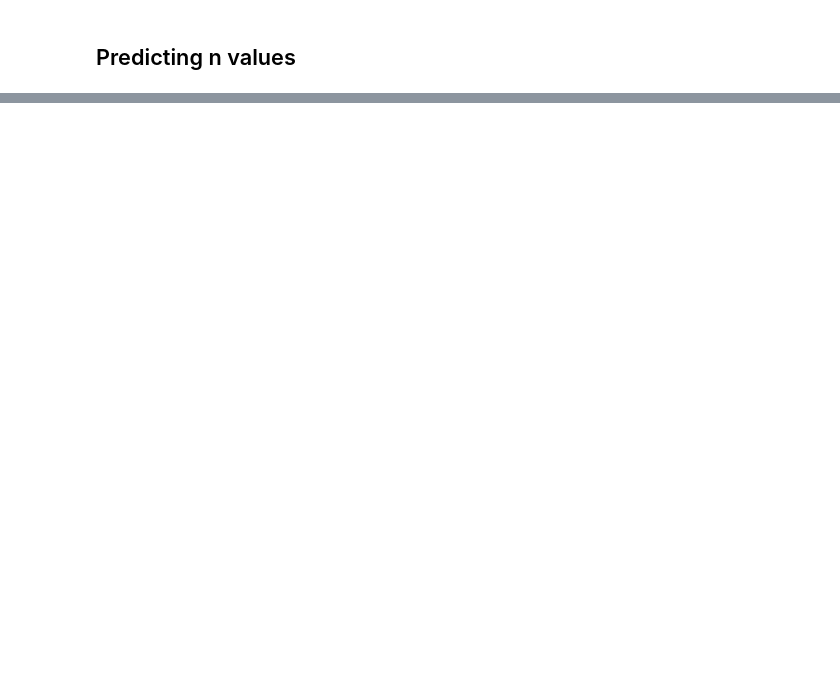
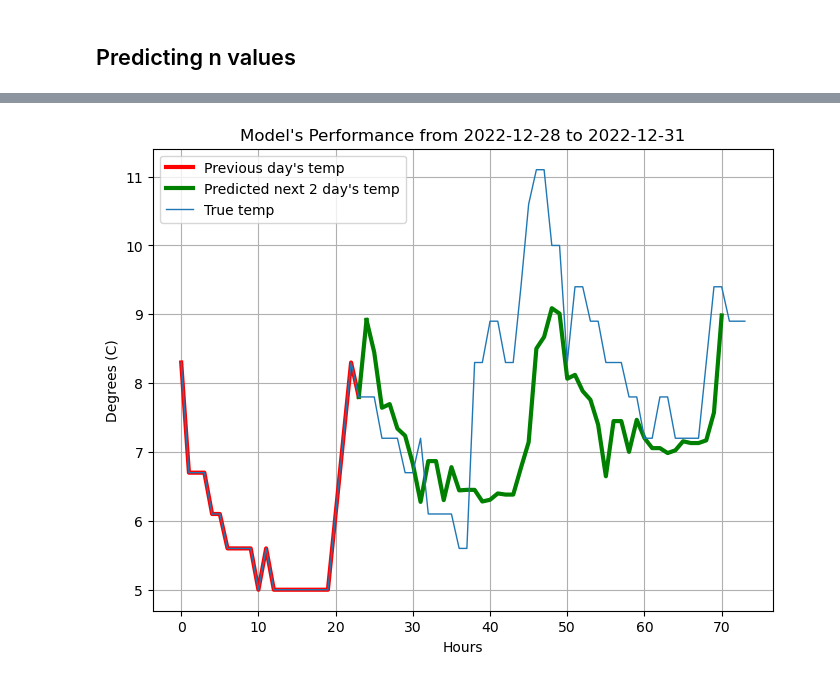
Before and after one commit to gitdylanj/phys417finalproject, a Jupyter notebook: dylan/multivariable RNN2.0.ipynb, the cells around one changed output, grey strips where cells are left out. Saved outputs shown, nothing was run; the diff lists cells and outputs as text; code cells hidden in the pictures; blank space fills up the shorter version.

```diff
--- a/dylan/multivariable RNN2.0.ipynb
+++ b/dylan/multivariable RNN2.0.ipynb
@@ -249,7 +263,7 @@ plt.show()
 # %% [markdown]
 ## Predicting n values
 # %%
-n=24
+n = 2 * 24
 with torch.no_grad():
     x_test=timeseries[-(lookback+1):-1]
     xt_test=torch.from_numpy(x_test)
@@ -281,5 +295,5 @@ plt.grid()
 # %%
-n=48
+n = 2 * 24
 with torch.no_grad():
     x_test=timeseries[-(lookback+1)*3:-(lookback+1)*2-1]
     xt_test=torch.from_numpy(x_test)
@@ -302,8 +316,15 @@ price_prediction=totalarray[lookback:-1,0].detach().numpy()
 
 middle=np.array([test_price[-1],price_prediction[0]])
 # %%
-plt.plot((test_price)*sig+mea, c='r', linewidth=3)
-plt.plot(range(lookback-1, lookback + len(middle)-1), (middle)*sig+mea, color='g', linewidth=3)
-plt.plot(range(lookback, lookback + len(price_prediction)), (price_prediction)*sig+mea, color='g', linewidth=3)
-plt.plot(mea+sig*timeseries[:,0][-(lookback+1)*3:-1], linewidth=1)
-plt.grid()
+fig, ax = plt.subplots(figsize=(8, 6))
+ax.plot((test_price)*sig+mea, c='r', linewidth=3, label="Previous day's temp")
+ax.plot(range(lookback-1, lookback + len(middle)-1), (middle)*sig+mea, color='g', linewidth=3, label="Predicted next 2 day's temp")
+ax.plot(range(lookback, lookback + len(price_prediction)), (price_prediction)*sig+mea, color='g', linewidth=3)
+ax.plot(mea+sig*timeseries[:,0][-(lookback+1)*3:-1], linewidth=1, label='True temp')
+ax.legend(loc='upper left')
+ax.set_xlabel('Hours')
+ax.set_ylabel('Degrees (C)')
+ax.set_title("Model's Performance from 2022-12-28 to 2022-12-31")
+ax.grid()
+# %% [output]
+[figure, added]
```
Also changed, not shown: parts of 12 cells of this notebook, 2 other files.
